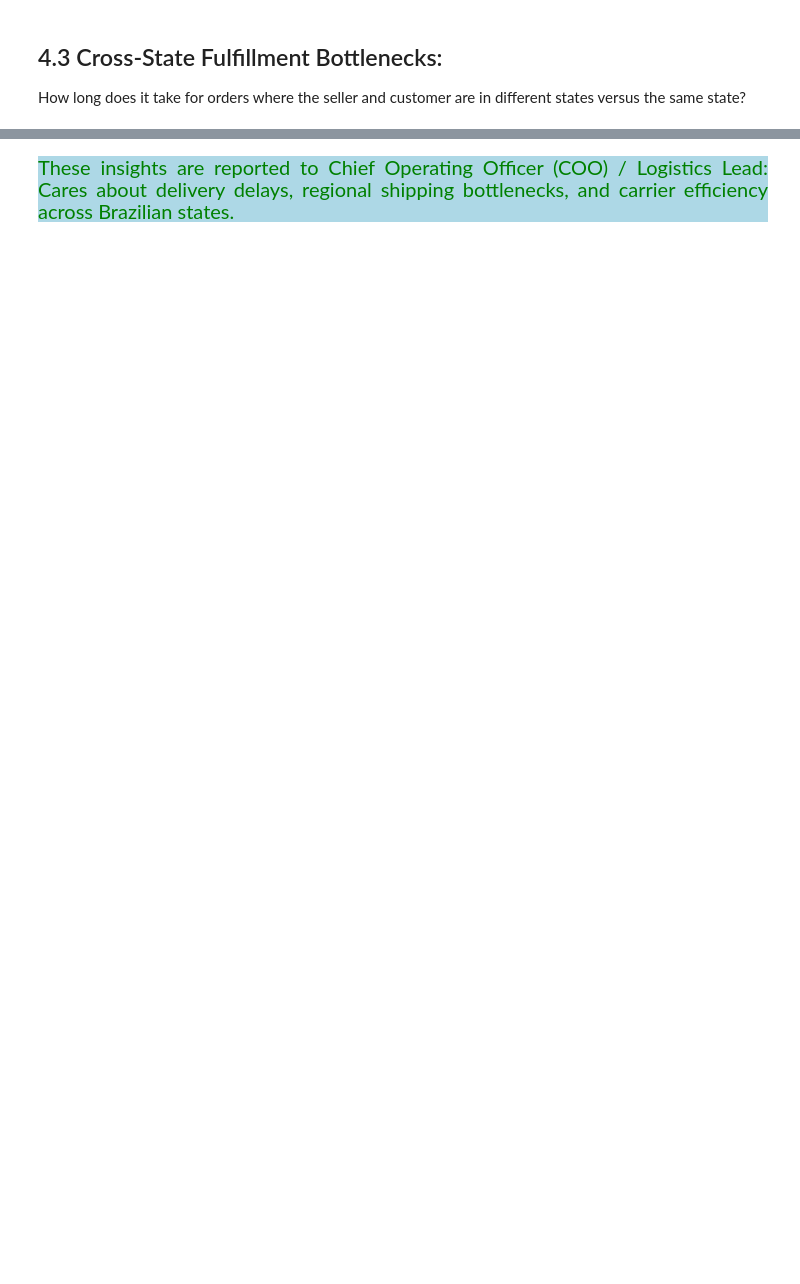
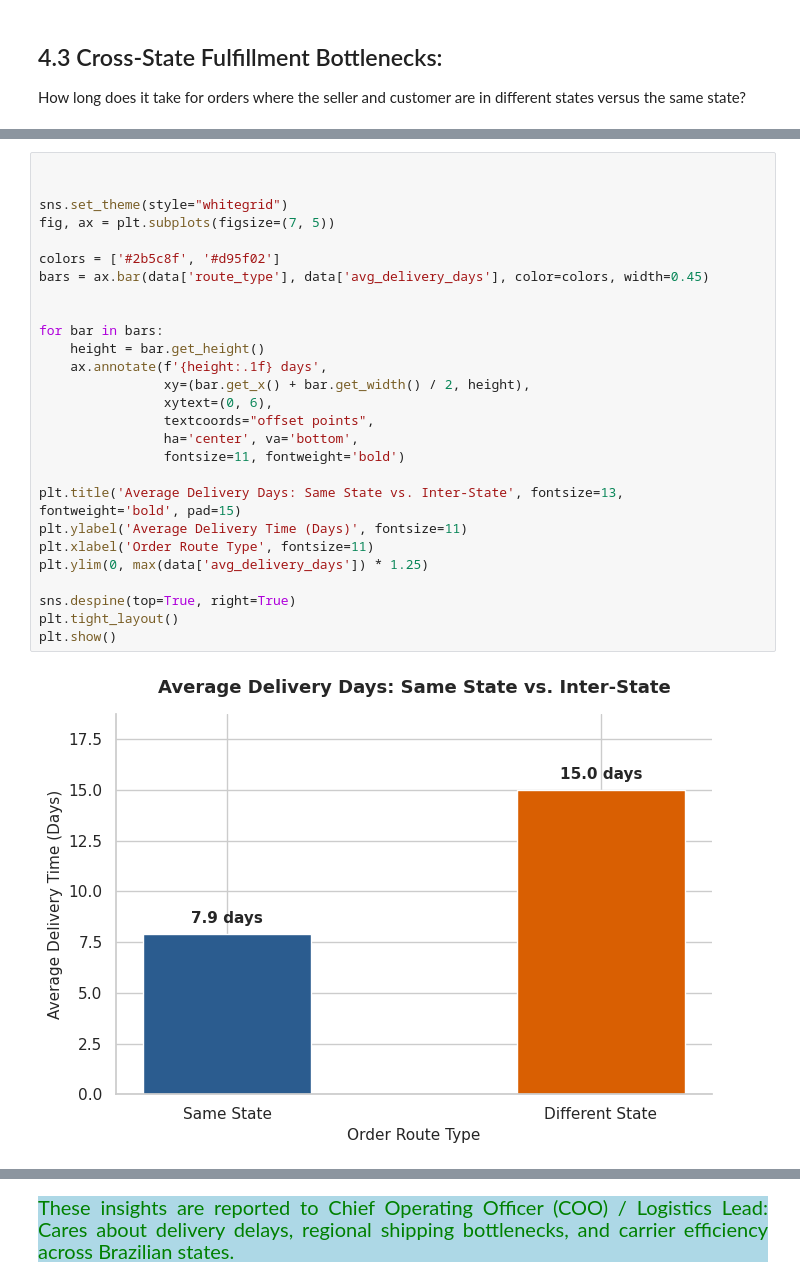
Before and after one commit to Kartika-Nidhi/Brazilian_Olist_Analysis, a Jupyter notebook: BrazilianOlist.ipynb, the cells around one changed output, grey strips where cells are left out. Cells and saved outputs as stored; diff of their text form; blank space fills up the shorter version.

```diff
--- a/BrazilianOlist.ipynb
+++ b/BrazilianOlist.ipynb
@@ -760,0 +786,29 @@ How long does it take for orders where the seller and customer are in different
+# %%
+
+
+sns.set_theme(style="whitegrid")
+fig, ax = plt.subplots(figsize=(7, 5))
+
+colors = ['#2b5c8f', '#d95f02']
+bars = ax.bar(data['route_type'], data['avg_delivery_days'], color=colors, width=0.45)
+
+
+for bar in bars:
+    height = bar.get_height()
+    ax.annotate(f'{height:.1f} days',
+                xy=(bar.get_x() + bar.get_width() / 2, height),
+                xytext=(0, 6),
+                textcoords="offset points",
+                ha='center', va='bottom',
+                fontsize=11, fontweight='bold')
+
+plt.title('Average Delivery Days: Same State vs. Inter-State', fontsize=13, fontweight='bold', pad=15)
+plt.ylabel('Average Delivery Time (Days)', fontsize=11)
+plt.xlabel('Order Route Type', fontsize=11)
+plt.ylim(0, max(data['avg_delivery_days']) * 1.25)
+
+sns.despine(top=True, right=True)
+plt.tight_layout()
+plt.show()
+# %% [output]
+[figure, added]
```
Also changed, not shown: parts of 2 cells of this notebook.
